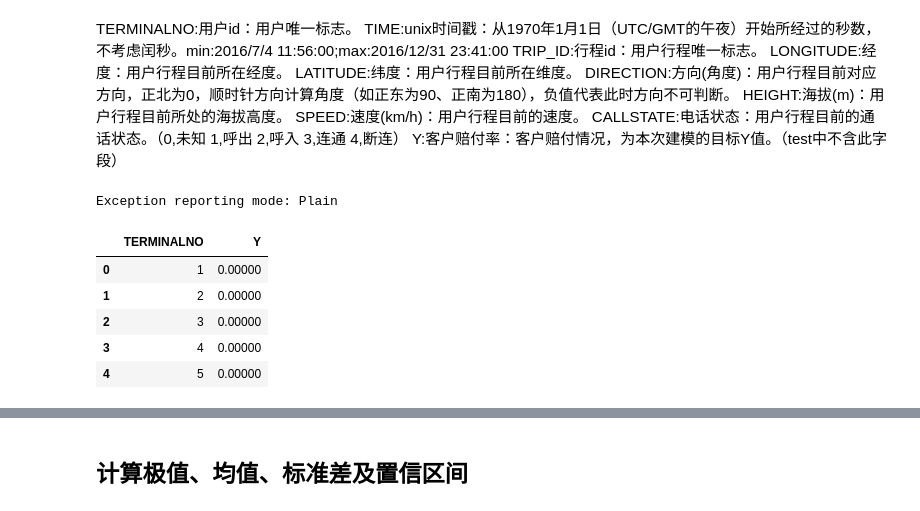
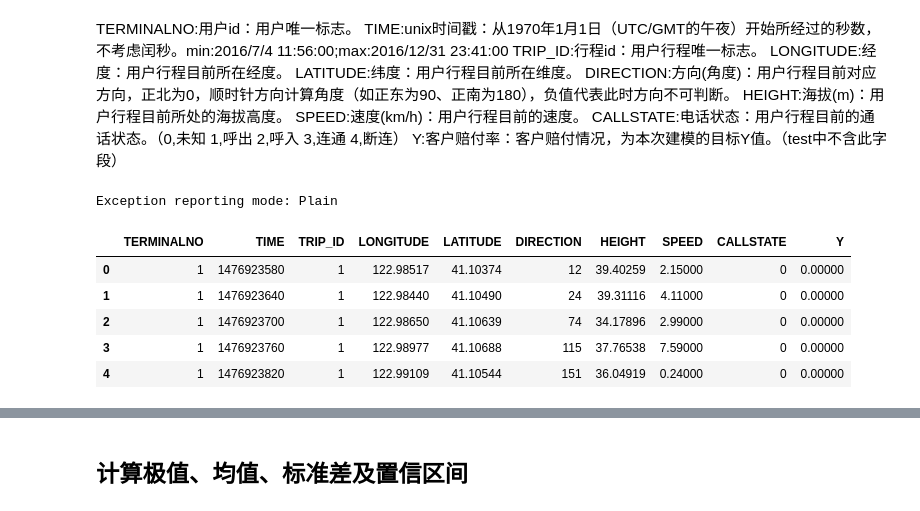
Before and after one commit to sha256cn/competition, a Jupyter notebook: datafountain/season7-Copy2.ipynb, the cells around one changed output, grey strips where cells are left out. Cells and saved outputs as stored; diff of their text form; code cells hidden in the pictures.

```diff
--- a/datafountain/season7-Copy2.ipynb
+++ b/datafountain/season7-Copy2.ipynb
@@ -33,19 +34,19 @@ sci = 0.75
 # %%
 %xmode Plain
 pd.set_option('display.float_format', lambda x: '%.5f' % x)
 pd.set_option('display.max_rows',None)
 pd.set_option('display.max_columns',None)
 df = pd.read_csv("./demo.csv",dtype={'TERMINALNO':np.uint16,'TIME':np.uint32,'TRIP_ID':np.uint8,'LONGITUDE':np.float32,'LATITUDE':np.float32,'DIRECTION':np.int16,'HEIGHT':np.float32,'SPEED':np.float32,'CALLSTATE':np.uint8,'Y':np.float16})
 df_base = df.groupby('TERMINALNO')['Y'].mean().reset_index()
-df_base.head()
+df.head()
 # %% [output]
 Exception reporting mode: Plain
-|  | TERMINALNO | Y |
-| 0 | 1 | 0.00000 |
-| 1 | 2 | 0.00000 |
-| 2 | 3 | 0.00000 |
-| 3 | 4 | 0.00000 |
-| 4 | 5 | 0.00000 |
+|  | TERMINALNO | TIME | TRIP_ID | LONGITUDE | LATITUDE | DIRECTION | HEIGHT | SPEED | CALLSTATE | Y |
+| 0 | 1 | 1476923580 | 1 | 122.98517 | 41.10374 | 12 | 39.40259 | 2.15000 | 0 | 0.00000 |
+| 1 | 1 | 1476923640 | 1 | 122.98440 | 41.10490 | 24 | 39.31116 | 4.11000 | 0 | 0.00000 |
+| 2 | 1 | 1476923700 | 1 | 122.98650 | 41.10639 | 74 | 34.17896 | 2.99000 | 0 | 0.00000 |
+| 3 | 1 | 1476923760 | 1 | 122.98977 | 41.10688 | 115 | 37.76538 | 7.59000 | 0 | 0.00000 |
+| 4 | 1 | 1476923820 | 1 | 122.99109 | 41.10544 | 151 | 36.04919 | 0.24000 | 0 | 0.00000 |
 # %%
 df['ftime'] = df['TIME'].apply(lambda x: time.strftime('%Y-%m-%d %H:%M:%S',time.localtime(x)))
 df['ftime'] = pd.to_datetime(df['ftime'])
```
Also changed, not shown: parts of 7 cells of this notebook, 6 other files.
